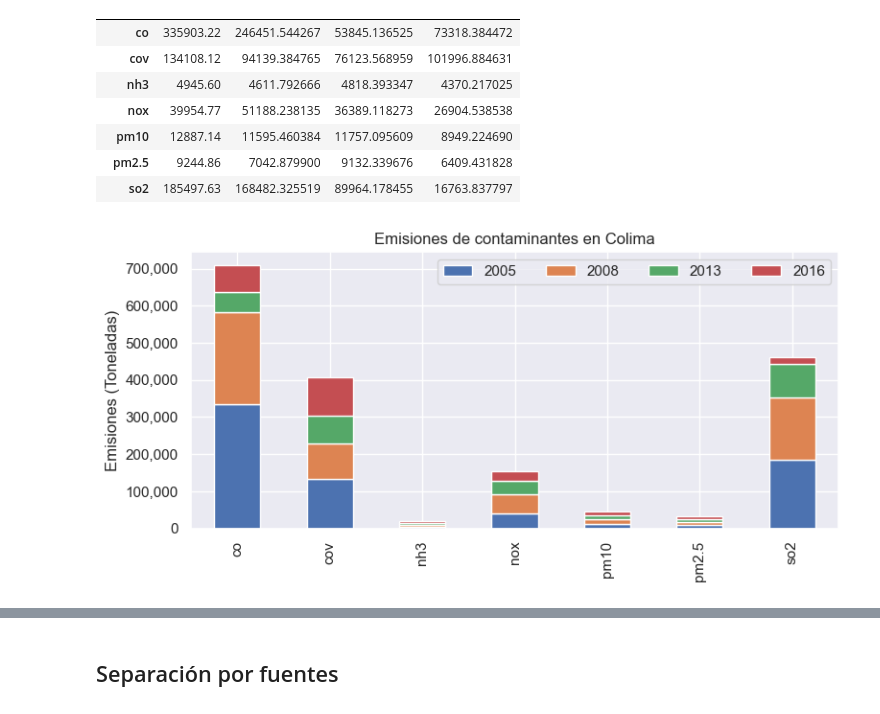
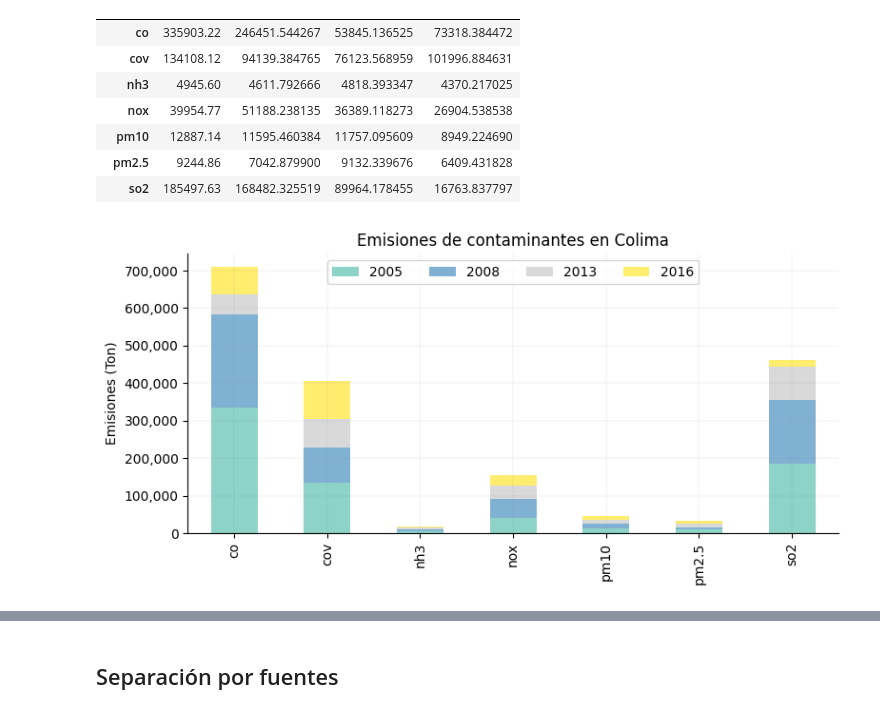
Before and after one commit to pcorner10/inventario_emisiones, a Jupyter notebook: INEM.ipynb, the cells around one changed output, grey strips where cells are left out. Drawn from its saved outputs; the diff is of its cells as text; code cells hidden in the pictures.

```diff
--- a/INEM.ipynb
+++ b/INEM.ipynb
@@ -350,29 +371,0 @@ plt.show()
-# %%
-fig, ax = plt.subplots(figsize=(15, 15), ncols=2, nrows=4)
-
-col = 0
-row = 0
-sns.set(style="darkgrid")
-for emision, df in total_ent.groupby("emision"):
-
-  df = df.pivot_table("emisiones","nom_ent","year", aggfunc="sum")
-
-  ax[row, col].set_title(emision)
-  df.plot(kind='bar', stacked=True, ax=ax[row, col])
-
-  # hide xlabel
-  ax[row, col].set_xlabel("")
-
-  ax[row, col].set_ylabel("Emisiones (Toneladas)")
-
-  # make legend columns to 4
-  ax[row, col].legend(ncol=4)
-
-  col += 1
-  if col == 2:
-    col = 0
-    row += 1
-fig.delaxes(ax[3,1])
-plt.tight_layout()
-plt.savefig("img/emisiones_total_entidad.png", dpi=300)
-plt.show()
@@ -405,30 +394,31 @@ from matplotlib import ticker
 # %%
 fig, ax = plt.subplots(figsize=(8, 4))
 
 col = 0
 row = 0
-sns.set(style="darkgrid")
+
 
 
 df = colima_total_mun.pivot_table("emisiones","emision","year", aggfunc="sum")
 
 ax.set_title("Emisiones de contaminantes en Colima")
-df.plot(kind='bar', stacked=True, ax=ax)
+df.plot(kind='bar', stacked=True, ax=ax, colormap="Set3")
 
 # hide xlabel
 ax.set_xlabel("")
 
-ax.set_ylabel("Emisiones (Toneladas)")
+ax.set_ylabel("Emisiones (Ton)")
 
 # make legend columns to 4
 ax.legend(ncol=4)
 
 # set y ticks to scientific notation
 ax.yaxis.set_major_formatter(ticker.FuncFormatter(lambda x, pos: '{:,.0f}'.format(x)))
-
-
+ax.legend(ncol=4, loc="upper center")
+ax.grid(color='gray', linestyle='-', linewidth=0.1, alpha=0.7)
+sns.despine()
 plt.tight_layout()
-plt.savefig("img/emisiones_total_colima.png", dpi=300)
+plt.savefig("img/emisiones_total_colima_FIG2.png", dpi=300)
 plt.show()
 # %% [output]
-[figure, old version]
+[figure, new version]
```
Also changed, not shown: parts of 24 cells of this notebook, 9 other files.
